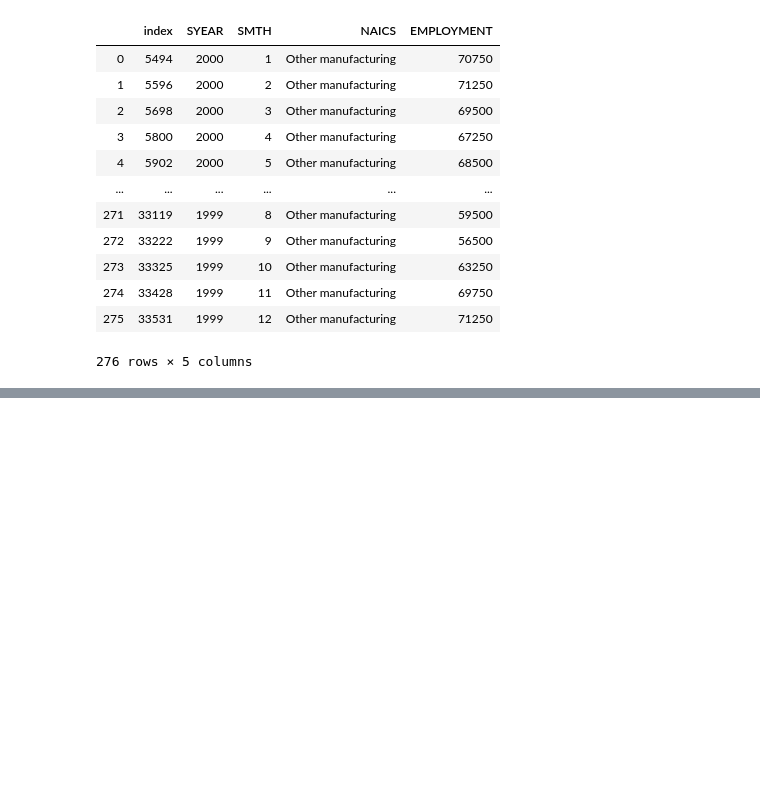
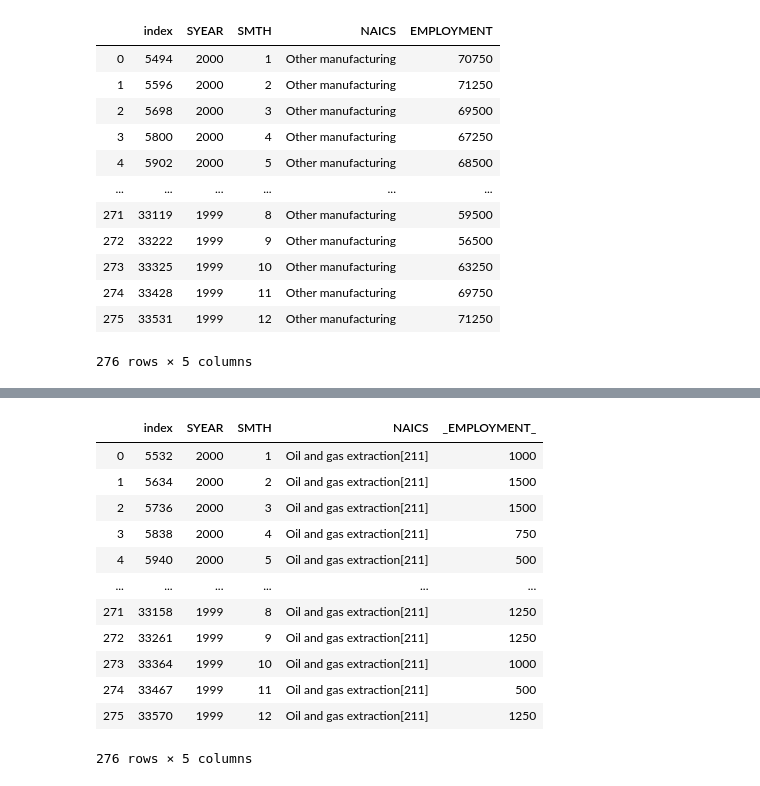
Before and after one commit to Hotlynn2/SERIES-ANALYSIS-OF-NAICS, a Jupyter notebook: Time Analysis Series.ipynb, the cells around one changed output, grey strips where cells are left out. Drawn from its saved outputs; the diff is of its cells as text; code cells hidden in the pictures; blank space fills up the shorter version.

```diff
--- a/Time Analysis Series.ipynb
+++ b/Time Analysis Series.ipynb
@@ -2172,0 +2226,17 @@ Other_manufacturing
+# %%
+Oil_and_gas_extraction = data.loc[data['NAICS'].str.contains('211', na = False)].reset_index()
+Oil_and_gas_extraction
+# %% [output]
+|  | index | SYEAR | SMTH | NAICS | _EMPLOYMENT_ |
+| 0 | 5532 | 2000 | 1 | Oil and gas extraction[211] | 1000 |
+| 1 | 5634 | 2000 | 2 | Oil and gas extraction[211] | 1500 |
+| 2 | 5736 | 2000 | 3 | Oil and gas extraction[211] | 1500 |
+| 3 | 5838 | 2000 | 4 | Oil and gas extraction[211] | 750 |
+| 4 | 5940 | 2000 | 5 | Oil and gas extraction[211] | 500 |
+| ... | ... | ... | ... | ... | ... |
+| 271 | 33158 | 1999 | 8 | Oil and gas extraction[211] | 1250 |
+| 272 | 33261 | 1999 | 9 | Oil and gas extraction[211] | 1250 |
+| 273 | 33364 | 1999 | 10 | Oil and gas extraction[211] | 1000 |
+| 274 | 33467 | 1999 | 11 | Oil and gas extraction[211] | 500 |
+| 275 | 33570 | 1999 | 12 | Oil and gas extraction[211] | 1250 |
+276 rows × 5 columns
```
Also changed, not shown: parts of 16 cells of this notebook.
